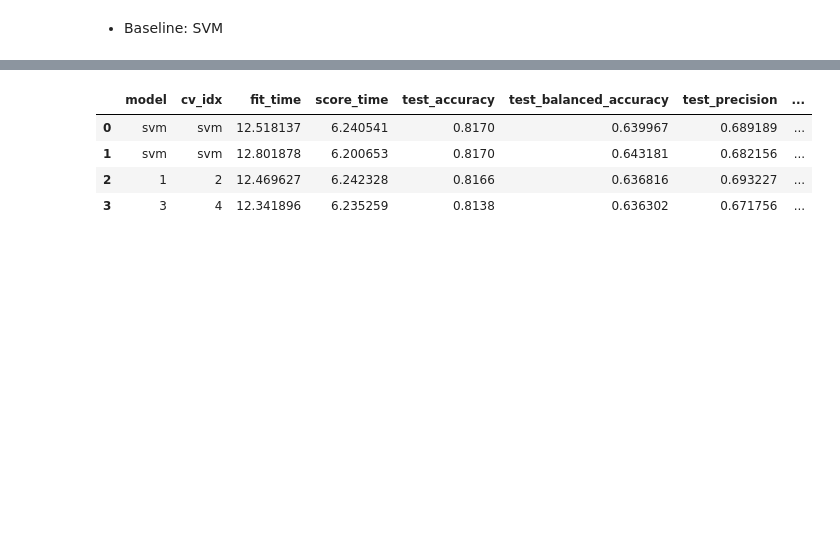
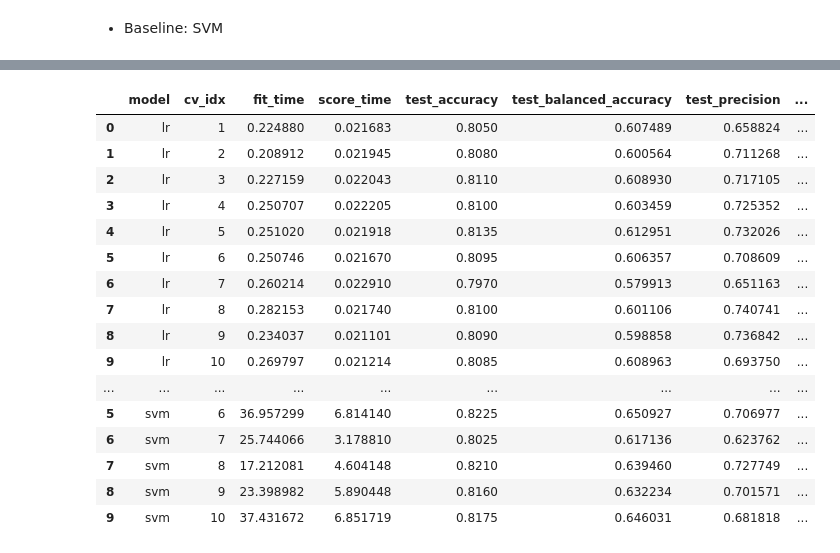
Before and after one commit to ryq99/Use_Case_Backlogs, a Jupyter notebook: credit-card-default-classification.ipynb, the cells around one changed output, grey strips where cells are left out. Saved outputs shown, nothing was run; the diff lists cells and outputs as text; code cells hidden in the pictures; blank space fills up the shorter version.

```diff
--- a/credit-card-default-classification.ipynb
+++ b/credit-card-default-classification.ipynb
@@ -257,6 +280,6 @@ gbc_results = cross_validate(gbc,
                              X=x_train,
                              y=y_train,
                              scoring=metrics_list,
-                             cv=4)
+                             cv=cv)
 gbc_results
 # %% [output]
@@ -278,6 +311,6 @@ xgb_results = cross_validate(xgb,
                              X=x_train,
                              y=y_train,
                              scoring=metrics_list,
-                             cv=4)
+                             cv=cv)
 xgb_results
 # %% [output]
@@ -303,6 +352,6 @@ lgbm_results = cross_validate(lgbm,
                               X=x_train,
                               y=y_train,
                               scoring=metrics_list,
-                              cv=4)
+                              cv=cv)
 lgbm_results
 # %% [output]
@@ -324,6 +383,6 @@ svm_results = cross_validate(svm,
                              X=x_train,
                              y=y_train,
                              scoring=metrics_list,
-                             cv=4)
+                             cv=cv)
 svm_results
 # %% [output]
@@ -340,16 +409,31 @@ svm_results
 # %%
 def results_dict2df(results, clf_name):
     """convert model performance results dictionary into data frame."""
     results = pd.DataFrame(results)
     num_cv = results.shape[0]
 
     return pd.concat([pd.DataFrame(np.array([[clf_name] * num_cv, np.arange(1, num_cv + 1)]).T, columns=['model', 'cv_idx']),
                                    results], axis=1)
+
+baseline_results = pd.DataFrame()
+for model, results in zip(['lr', 'dt', 'rf', 'gbc', 'xgb', 'lgbm', 'svm'], [lr_results, dt_results, rf_results, gbc_results, xgb_results, lgbm_results, svm_results]):
+    baseline_results = pd.concat([baseline_results, results_dict2df(results, clf_name=model)], axis=0)
+baseline_results
+# %% [output]
+|  | model | cv_idx | fit_time | score_time | test_accuracy | test_balanced_accuracy | test_precision | ... |
+| 0 | lr | 1 | 0.224880 | 0.021683 | 0.8050 | 0.607489 | 0.658824 | ... |
+| 1 | lr | 2 | 0.208912 | 0.021945 | 0.8080 | 0.600564 | 0.711268 | ... |
+| 2 | lr | 3 | 0.227159 | 0.022043 | 0.8110 | 0.608930 | 0.717105 | ... |
+| 3 | lr | 4 | 0.250707 | 0.022205 | 0.8100 | 0.603459 | 0.725352 | ... |
+| 4 | lr | 5 | 0.251020 | 0.021918 | 0.8135 | 0.612951 | 0.732026 | ... |
+| 5 | lr | 6 | 0.250746 | 0.021670 | 0.8095 | 0.606357 | 0.708609 | ... |
+| 6 | lr | 7 | 0.260214 | 0.022910 | 0.7970 | 0.579913 | 0.651163 | ... |
+| 7 | lr | 8 | 0.282153 | 0.021740 | 0.8100 | 0.601106 | 0.740741 | ... |
+| 8 | lr | 9 | 0.234037 | 0.021101 | 0.8090 | 0.598858 | 0.736842 | ... |
+| 9 | lr | 10 | 0.269797 | 0.021214 | 0.8085 | 0.608963 | 0.693750 | ... |
+| ... | ... | ... | ... | ... | ... | ... | ... | ... |
+| 5 | svm | 6 | 36.957299 | 6.814140 | 0.8225 | 0.650927 | 0.706977 | ... |
+| 6 | svm | 7 | 25.744066 | 3.178810 | 0.8025 | 0.617136 | 0.623762 | ... |
+| 7 | svm | 8 | 17.212081 | 4.604148 | 0.8210 | 0.639460 | 0.727749 | ... |
+| 8 | svm | 9 | 23.398982 | 5.890448 | 0.8160 | 0.632234 | 0.701571 | ... |
+| 9 | svm | 10 | 37.431672 | 6.851719 | 0.8175 | 0.646031 | 0.681818 | ... |
-# %%
-results_dict2df(svm_results, clf_name='svm')
-# %% [output]
-|  | model | cv_idx | fit_time | score_time | test_accuracy | test_balanced_accuracy | test_precision | ... |
-| 0 | svm | svm | 12.518137 | 6.240541 | 0.8170 | 0.639967 | 0.689189 | ... |
-| 1 | svm | svm | 12.801878 | 6.200653 | 0.8170 | 0.643181 | 0.682156 | ... |
-| 2 | 1 | 2 | 12.469627 | 6.242328 | 0.8166 | 0.636816 | 0.693227 | ... |
-| 3 | 3 | 4 | 12.341896 | 6.235259 | 0.8138 | 0.636302 | 0.671756 | ... |
```
Also changed, not shown: parts of 12 cells of this notebook.
